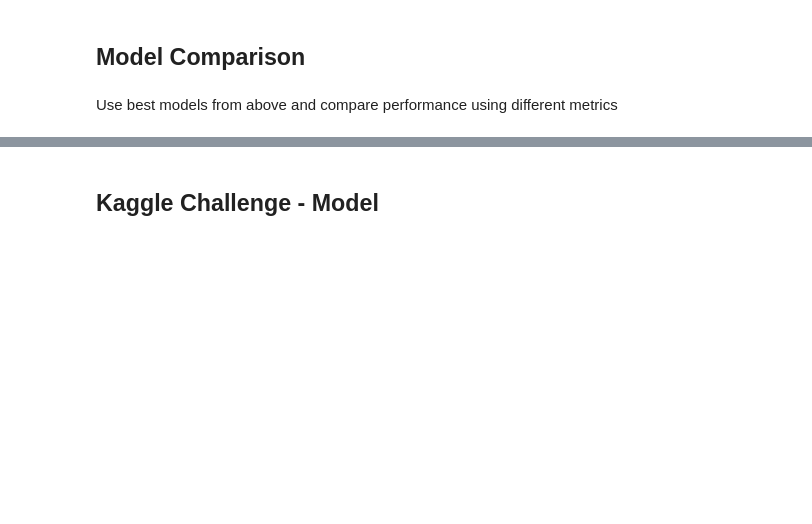
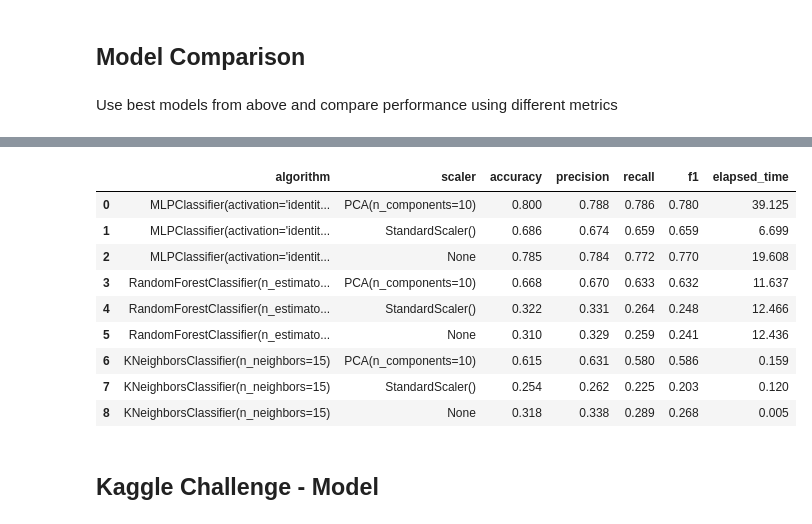
Before and after one commit to r-gg/ml-37, a Jupyter notebook: Exercise 1/purchase/Kaggle_Purchase.ipynb, the cells around one changed output, grey strips where cells are left out. Drawn from its saved outputs; the diff is of its cells as text; code cells hidden in the pictures; blank space fills up the shorter version.

```diff
--- a/Exercise 1/purchase/Kaggle_Purchase.ipynb
+++ b/Exercise 1/purchase/Kaggle_Purchase.ipynb
@@ -309,3 +334,16 @@ results
+# %%
+round(results.iloc[:, :-1],3)
+# %% [output]
+|  | algorithm | scaler | accuracy | precision | recall | f1 | elapsed_time |
+| 0 | MLPClassifier(activation='identit... | PCA(n_components=10) | 0.800 | 0.788 | 0.786 | 0.780 | 39.125 |
+| 1 | MLPClassifier(activation='identit... | StandardScaler() | 0.686 | 0.674 | 0.659 | 0.659 | 6.699 |
+| 2 | MLPClassifier(activation='identit... | None | 0.785 | 0.784 | 0.772 | 0.770 | 19.608 |
+| 3 | RandomForestClassifier(n_estimato... | PCA(n_components=10) | 0.668 | 0.670 | 0.633 | 0.632 | 11.637 |
+| 4 | RandomForestClassifier(n_estimato... | StandardScaler() | 0.322 | 0.331 | 0.264 | 0.248 | 12.466 |
+| 5 | RandomForestClassifier(n_estimato... | None | 0.310 | 0.329 | 0.259 | 0.241 | 12.436 |
+| 6 | KNeighborsClassifier(n_neighbors=15) | PCA(n_components=10) | 0.615 | 0.631 | 0.580 | 0.586 | 0.159 |
+| 7 | KNeighborsClassifier(n_neighbors=15) | StandardScaler() | 0.254 | 0.262 | 0.225 | 0.203 | 0.120 |
+| 8 | KNeighborsClassifier(n_neighbors=15) | None | 0.318 | 0.338 | 0.289 | 0.268 | 0.005 |
 # %% [markdown]
 ## Kaggle Challenge - Model
 # %%
```
Also changed, not shown: parts of 11 cells of this notebook.
